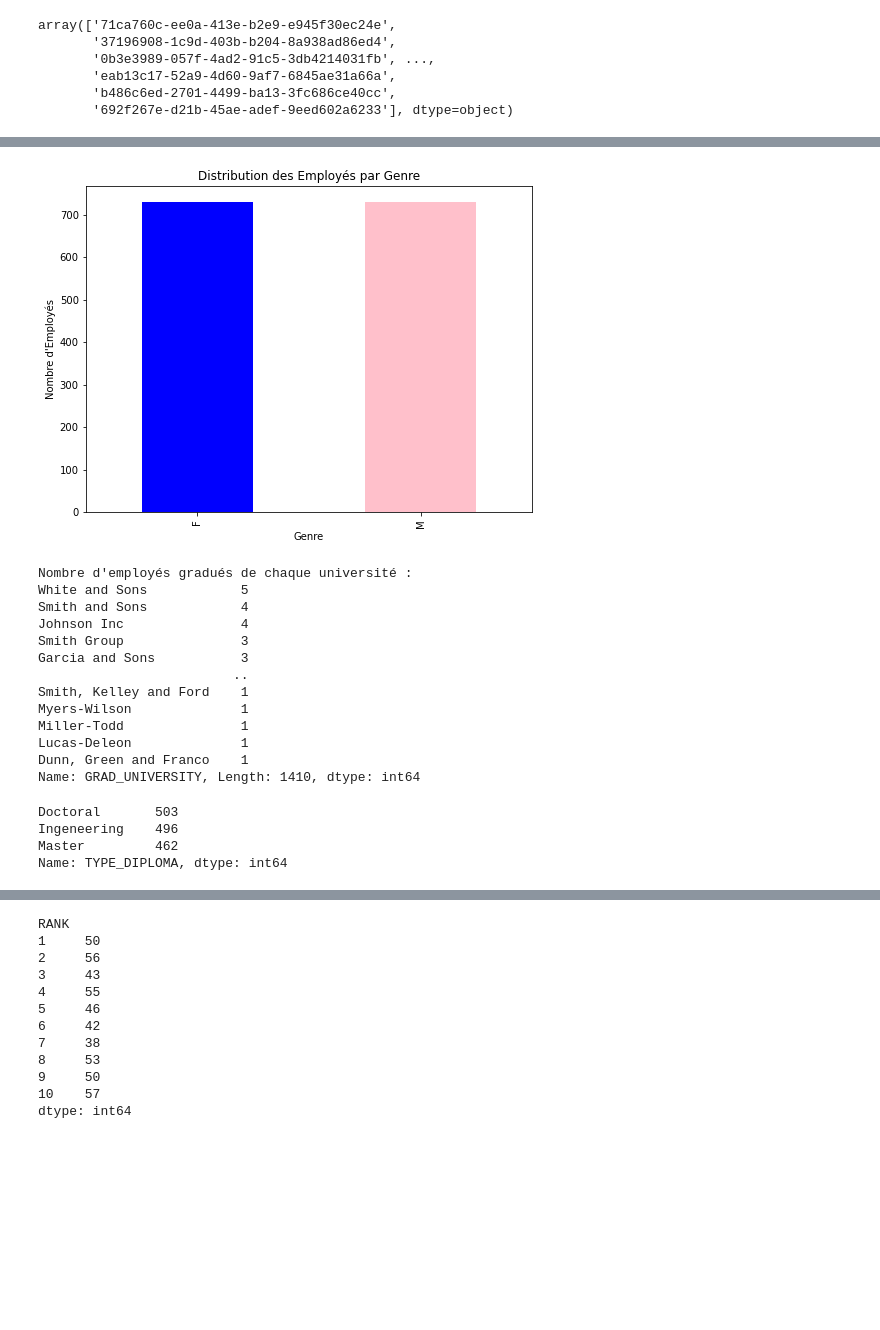
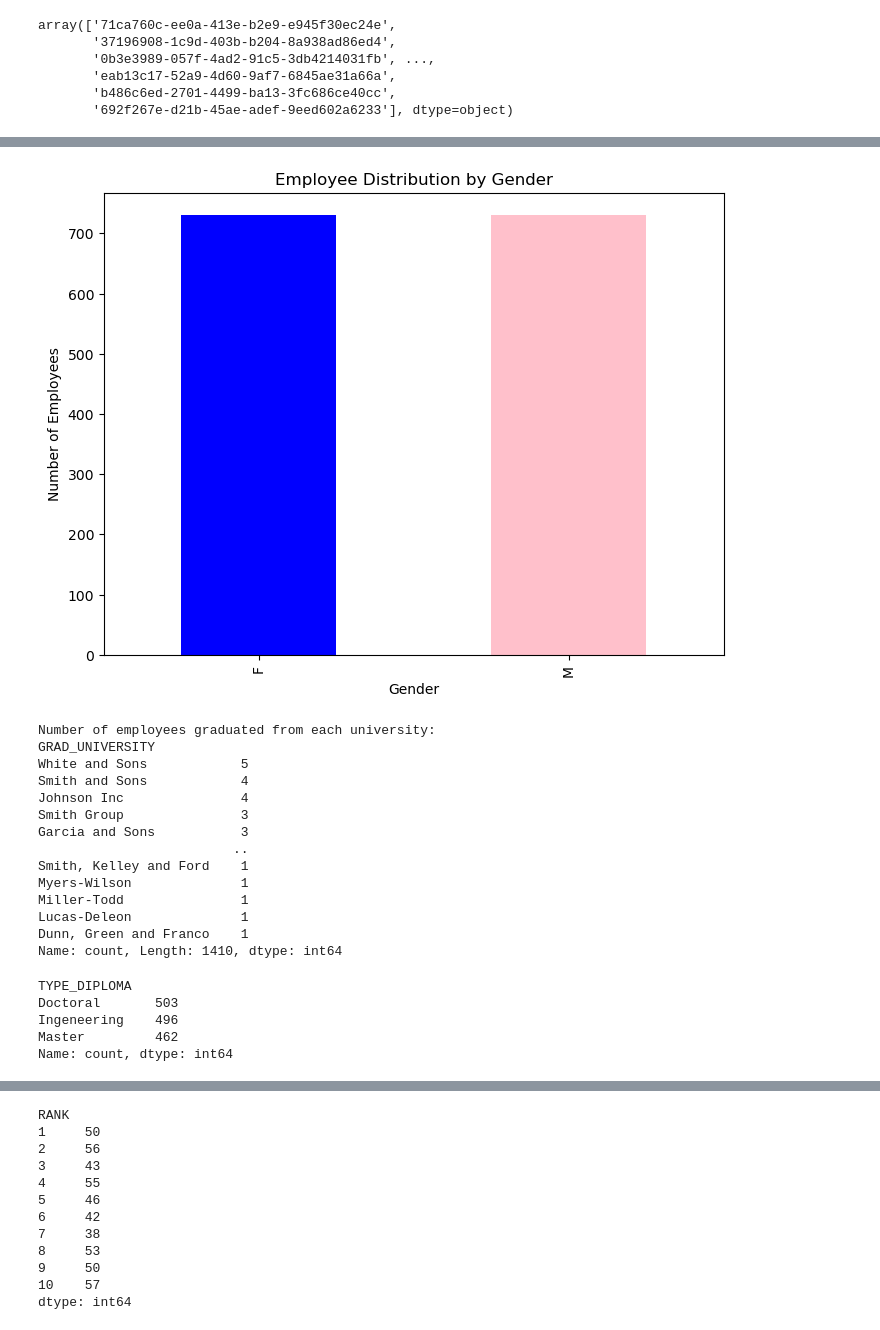
Before and after one commit to norchene-kthiri/data-analysis-project, a Jupyter notebook: EDA/EMP.ipynb, the cells around one changed output, grey strips where cells are left out. Cells and saved outputs as stored; diff of their text form; code cells hidden in the pictures; blank space fills up the shorter version.

```diff
--- a/EDA/EMP.ipynb
+++ b/EDA/EMP.ipynb
@@ -8,7 +8,7 @@ import warnings
 warnings.filterwarnings('ignore')
 # %%
 #Load the data
-df = pd.read_excel('C:/Users/nassi/OneDrive - ESPRIT/PA-PI/[Human Ressources] Employee Insight Hub Unleashing Strategic HR Analytics/emp_data.xlsx')
+df = pd.read_excel('C:/Users/norch/OneDrive/Desktop/AIrteam/Data-analysis-project/DATA/emp_data.xlsx')
 # %%
 #View the data
 df.head()
@@ -223,26 +228,26 @@ Name: GENDER, dtype: int64
 # %%
-# 1. Analyse de la distribution par genre
+# 1. Analysis of distribution by gender
 gender_distribution = df['GENDER'].value_counts()
 
-# Créer un diagramme à barres pour la distribution par genre
+# Create a bar chart for distribution by gender
 plt.figure(figsize=(8, 6))
 gender_distribution.plot(kind='bar', color=['blue', 'pink'])
-plt.title('Distribution des Employés par Genre')
-plt.xlabel('Genre')
-plt.ylabel('Nombre d\'Employés')
+plt.title('Employee Distribution by Gender')
+plt.xlabel('Gender')
+plt.ylabel('Number of Employees')
 plt.show()
 # %% [output]
-[figure, old version]
+[figure, new version]
 # %%
-
-# Compter le nombre d'employés gradués de chaque université
+# Count the number of employees graduated from each university
 university_counts = df['GRAD_UNIVERSITY'].value_counts()
 
-# Afficher le nombre d'employés gradués de chaque université
-print("Nombre d'employés gradués de chaque université :")
+# Display the number of employees graduated from each university
+print("Number of employees graduated from each university:")
 print(university_counts)
 # %% [output]
-Nombre d'employés gradués de chaque université :
+Number of employees graduated from each university:
+GRAD_UNIVERSITY
 White and Sons            5
 Smith and Sons            4
 Johnson Inc               4
@@ -254,15 +259,16 @@ Myers-Wilson              1
 Miller-Todd               1
 Lucas-Deleon              1
 Dunn, Green and Franco    1
-Name: GRAD_UNIVERSITY, Length: 1410, dtype: int64
+Name: count, Length: 1410, dtype: int64
 # %%
-# Afin d'obtenir une idée des niveaux de diplôme de nos employés.
+# To get an overview of the diploma levels of our employees
 diploma_counts = df['TYPE_DIPLOMA'].value_counts()
 
 print(diploma_counts)
 # %% [output]
+TYPE_DIPLOMA
 Doctoral       503
 Ingeneering    496
 Master         462
-Name: TYPE_DIPLOMA, dtype: int64
+Name: count, dtype: int64
 # %%
```
Also changed, not shown: parts of 29 cells of this notebook, 25 other files.
